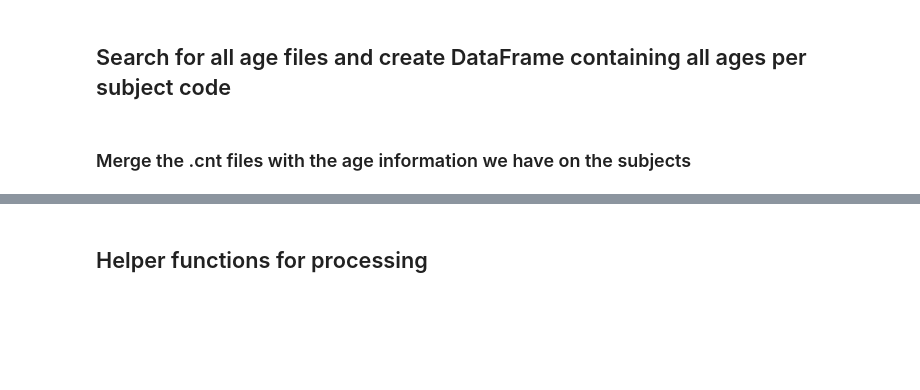
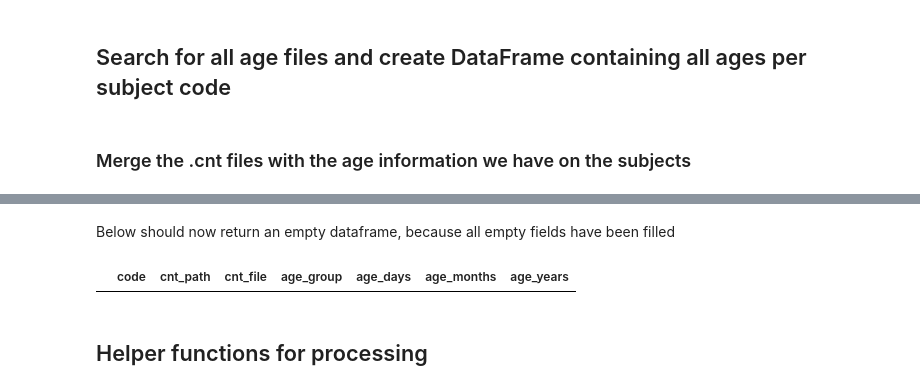
Before and after one commit to epodium/EEG_age_prediction, a Jupyter notebook: Notebooks/Deep learning EEG_dataset preprocessing_DL.ipynb, the cells around one changed output, grey strips where cells are left out. Drawn from its saved outputs; the diff is of its cells as text; code cells hidden in the pictures; blank space fills up the shorter version.

```diff
--- a/Notebooks/Deep learning EEG_dataset preprocessing_DL.ipynb
+++ b/Notebooks/Deep learning EEG_dataset preprocessing_DL.ipynb
@@ -118,3 +140,13 @@ merged_df.head()
+# %%
+merged_df['age_months'].fillna(merged_df['age_group'], inplace=True)
+merged_df['age_days'].fillna(merged_df['age_group']*30, inplace=True)
+merged_df['age_years'].fillna(merged_df['age_group']/12, inplace=True)
+# %% [markdown]
+Below should now return an empty dataframe, because all empty fields have been filled
+# %%
+merged_df.loc[merged_df['age_days'].isnull()]
+# %% [output]
+|  | code | cnt_path | cnt_file | age_group | age_days | age_months | age_years |
 # %% [markdown]
 ## Helper functions for processing
 # %% [markdown]
```
Also changed, not shown: parts of 4 cells of this notebook.
